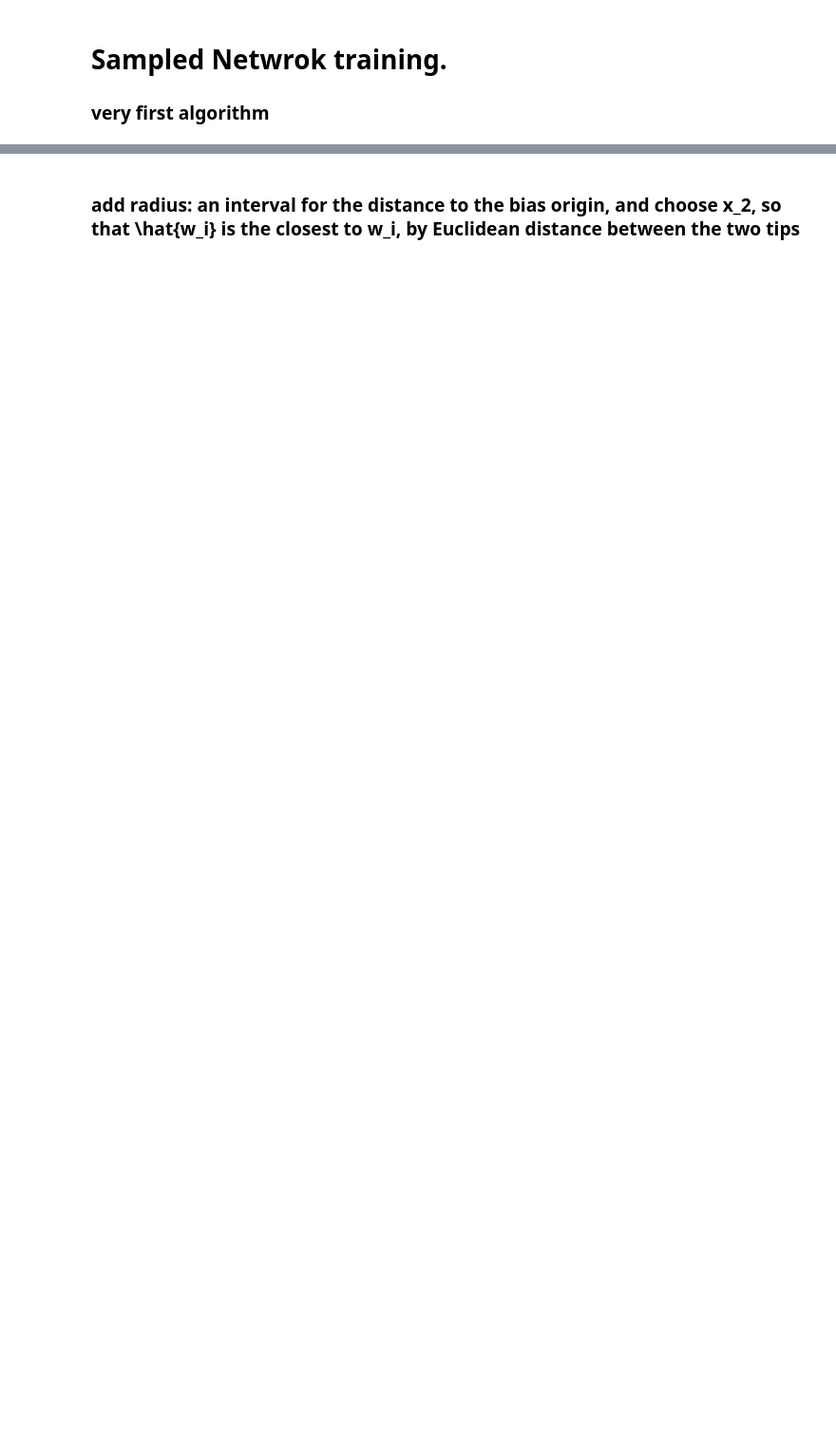
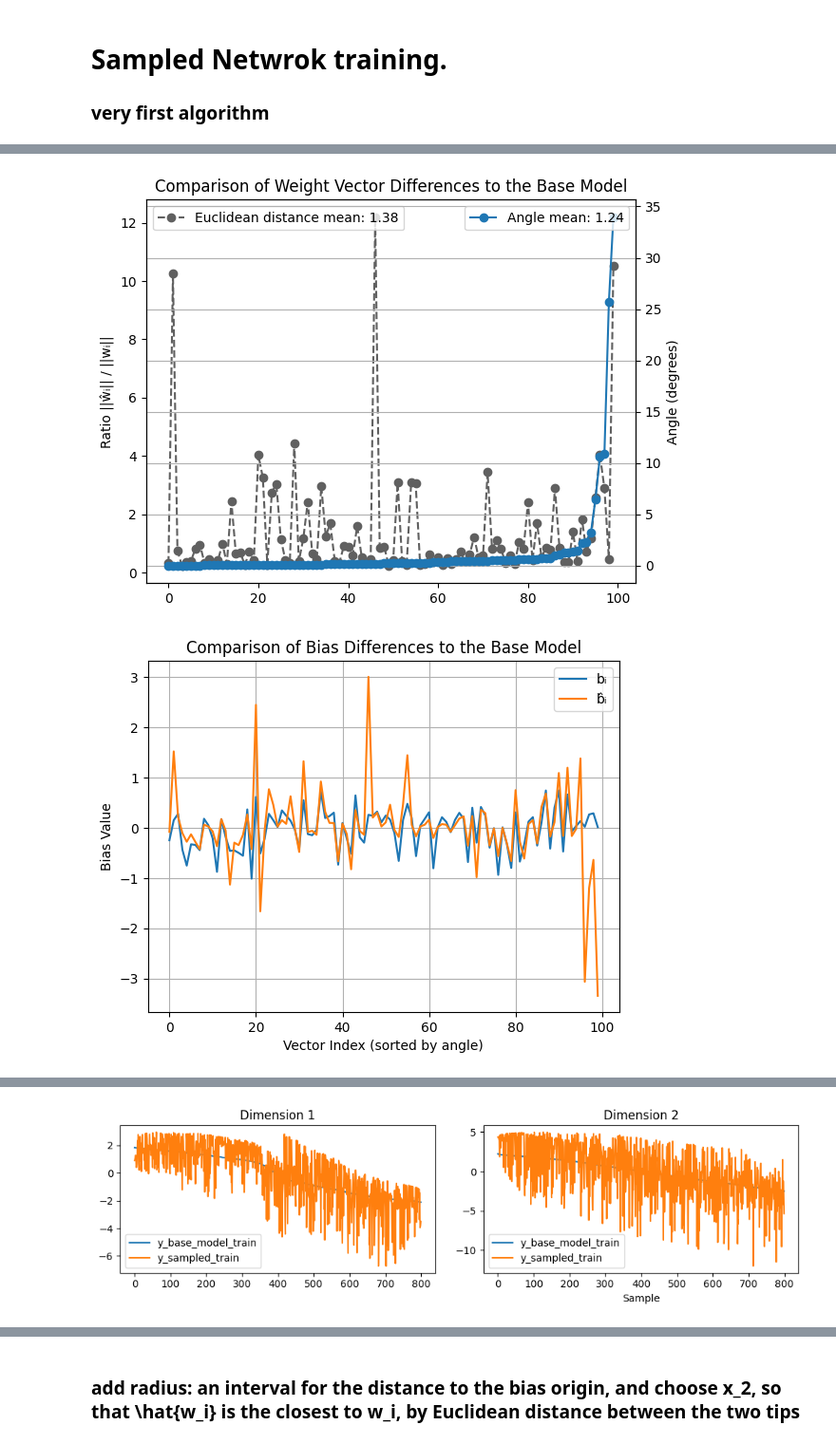
Before and after one commit to DhiaBou/sampled-networks, a Jupyter notebook: notebooks/adam_to_samped.ipynb, the cells around one changed output, grey strips where cells are left out. Shown at 95% size. Cells and saved outputs as stored; diff of their text form; code cells hidden in the pictures; blank space fills up the shorter version.

```diff
--- a/notebooks/adam_to_samped.ipynb
+++ b/notebooks/adam_to_samped.ipynb
@@ -26,12 +26,12 @@ dataset.split_train_test(0.2)
 # %%
 from utils.preprocessing import find_center_and_magnitude
 
-model_nn = NeuralNet()
-model_nn.fit(dataset.X_train, dataset.y_train, l, validation_split=0.2, epochs=100)
-y_nn_train = model_nn.predict(dataset.X_train)
-y_nn_test = model_nn.predict(dataset.X_test)
+model_base_adam = NeuralNet()
+model_base_adam.fit(dataset.X_train, dataset.y_train, l, validation_split=0.2, epochs=100)
+y_base_train = model_base_adam.predict(dataset.X_train)
+y_base_test = model_base_adam.predict(dataset.X_test)
 
-mean, magnitude = find_center_and_magnitude(model_nn.weights[0], model_nn.biases[0])
+mean, magnitude = find_center_and_magnitude(model_base_adam.weights[0], model_base_adam.biases[0])
 print("Mean of the solution X.w[0]-b[0] = 0", mean)
 print("Mean of the magnitude of w[0]", magnitude)
 # %% [output]
@@ -42,7 +42,7 @@ Mean of the magnitude of w[0] 1.2954459
 ### very first algorithm
 # %%
 model_sampled = SampledNet()
-x_1_X2_tuples = model_sampled.fit(dataset.X_train, y_nn_train, model_nn, layer2="classic", choose_x_2="angle")
+x_1_x2_tuples = model_sampled.fit(dataset.X_train, y_base_train, model_base_adam, layer2="classic", choose_x_2="angle")
 
-model_nn_vs_model_sampled(dataset, model_nn, model_sampled, x_1_X2_tuples)
+model_base_vs_model_sampled(dataset, model_base_adam, model_sampled, x_1_x2_tuples)
 # %% [output]
@@ -58,0 +66,2 @@ weights1 equals weights2:  False
+[figure, added]
+[figure, added]
@@ -58,0 +69 @@ weights1 equals weights2:  False
+[figure, added]
```
Also changed, not shown: parts of 8 cells of this notebook, 5 other files.
